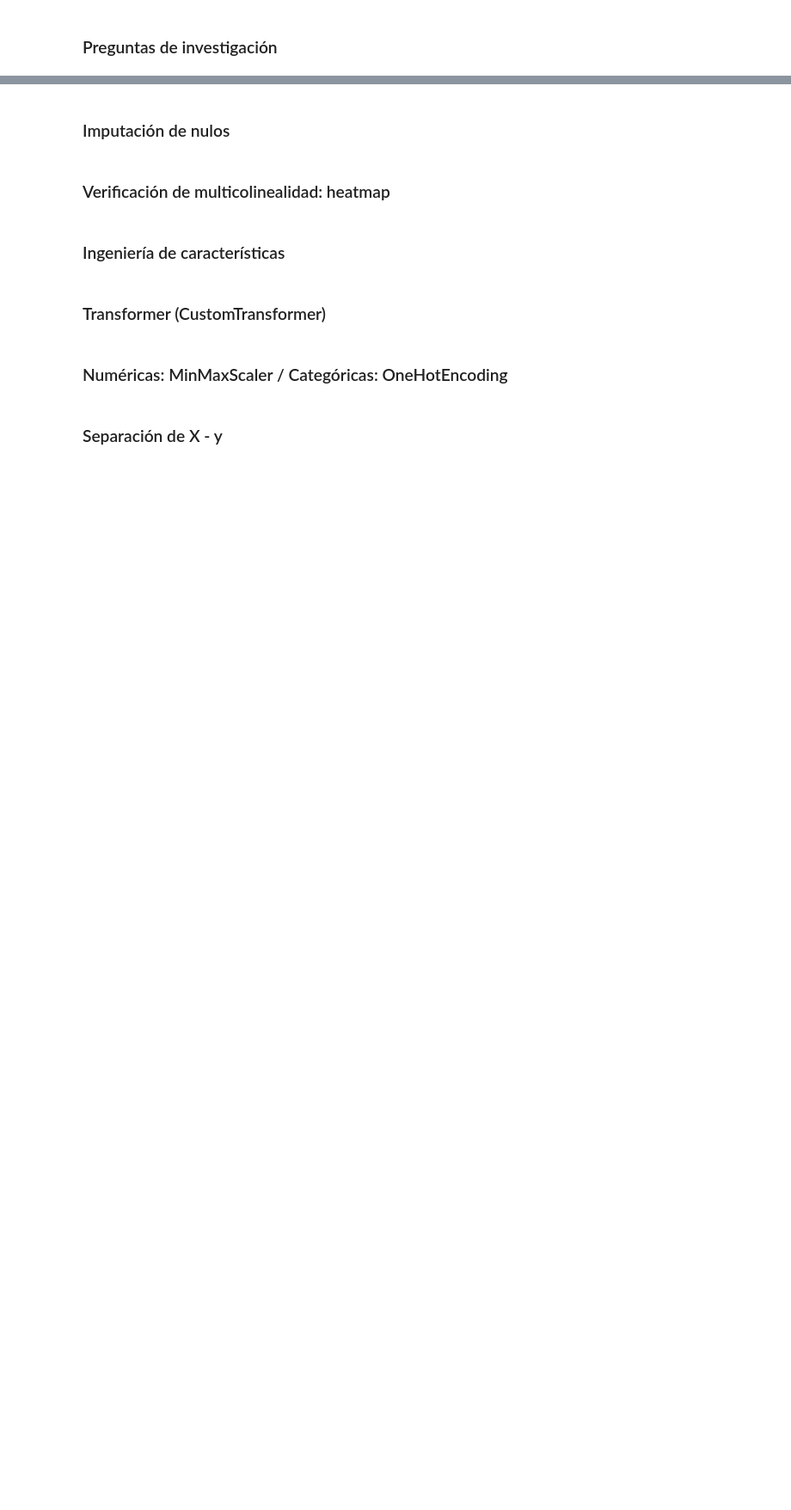
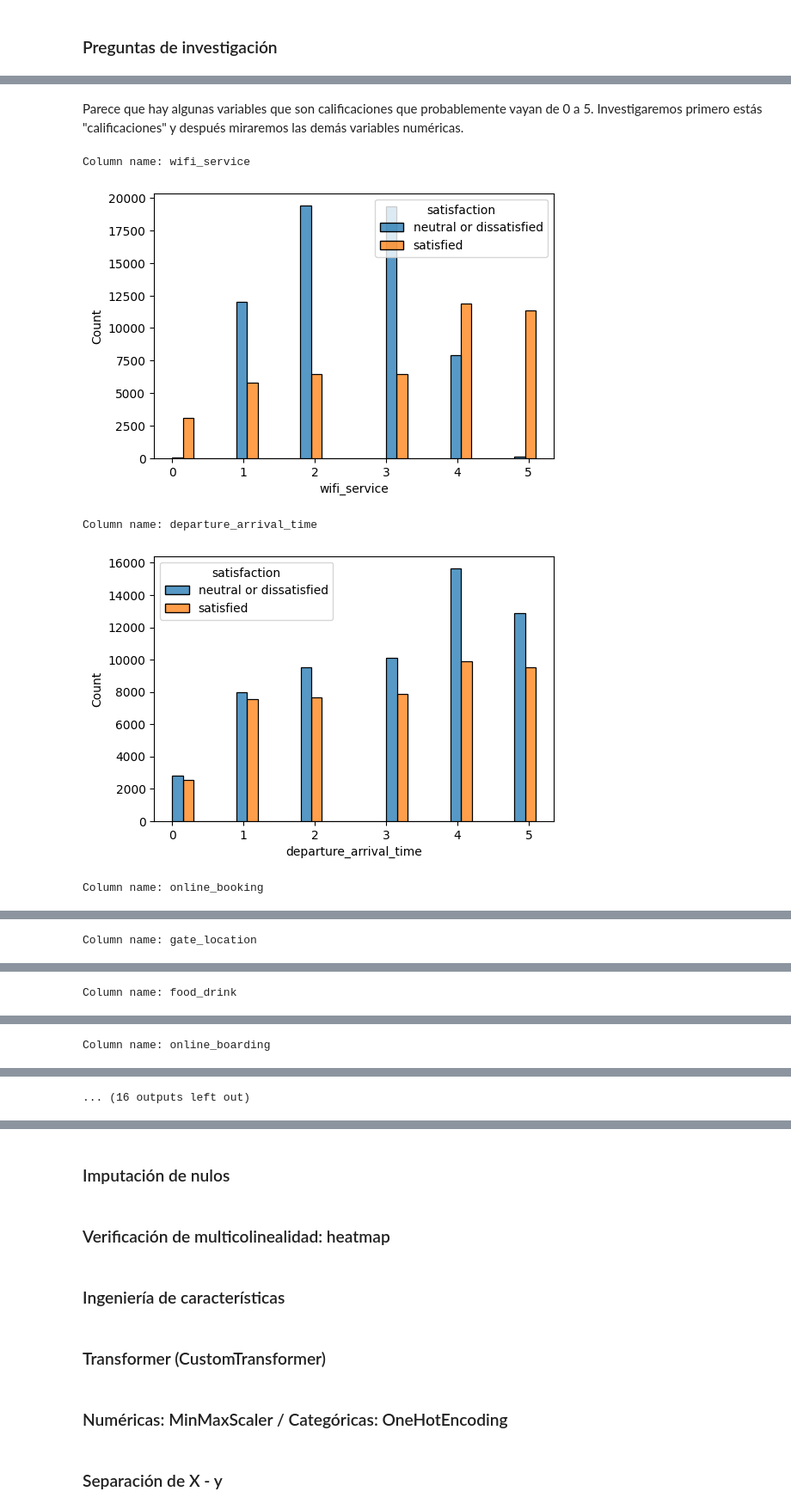
Before and after one commit to AI-School-F5-P2/proyecto_airlines_equipo_2, a Jupyter notebook: airlines.ipynb, the cells around one changed output, grey strips where cells are left out. Shown: that part at 86% size. Drawn from its saved outputs; the diff is of its cells as text; code cells hidden in the pictures; blank space fills up the shorter version.

```diff
--- a/airlines.ipynb
+++ b/airlines.ipynb
@@ -122,0 +211,22 @@ Hay muy pocos nulos en el dataset. Solamente en la columna arrival_delay. Al ser
+# %% [markdown]
+Parece que hay algunas variables que son calificaciones que probablemente vayan de 0 a 5. Investigaremos primero estás "calificaciones" y después miraremos las demás variables numéricas.
+# %%
+numeric_calif = ['wifi_service', 'departure_arrival_time', 'online_booking', 'gate_location', 'food_drink',
+        'online_boarding', 'seat_comfort', 'entertain', 'onboard_service', 'leg_service', 'bag_handle',
+        'checkin_service', 'inflight_service', 'cleanliness']
+
+numeric_notcalif = ['age', 'flight_distance', 'departure_delay', 'arrival_delay']
+# %%
+for col in numeric_calif:
+    print(f"Column name: {col}")
+    plt.figure(figsize = (6, 4))
+    plt.subplot(111)
+    sns.histplot(data = df, x = df[col], hue = 'satisfaction', multiple = 'dodge', binwidth = 0.3)
+    plt.show()
+    print()
+# %% [output]
+Column name: wifi_service
+[figure, added]
+Column name: departure_arrival_time
+[figure, added]
+Column name: online_booking
@@ -122,0 +234 @@ Hay muy pocos nulos en el dataset. Solamente en la columna arrival_delay. Al ser
+Column name: gate_location
@@ -122,0 +236 @@ Hay muy pocos nulos en el dataset. Solamente en la columna arrival_delay. Al ser
+Column name: food_drink
@@ -122,0 +238 @@ Hay muy pocos nulos en el dataset. Solamente en la columna arrival_delay. Al ser
+Column name: online_boarding
@@ -122,0 +240 @@ Hay muy pocos nulos en el dataset. Solamente en la columna arrival_delay. Al ser
+... (16 outputs left out)
```
Also changed, not shown: parts of 39 cells of this notebook.
